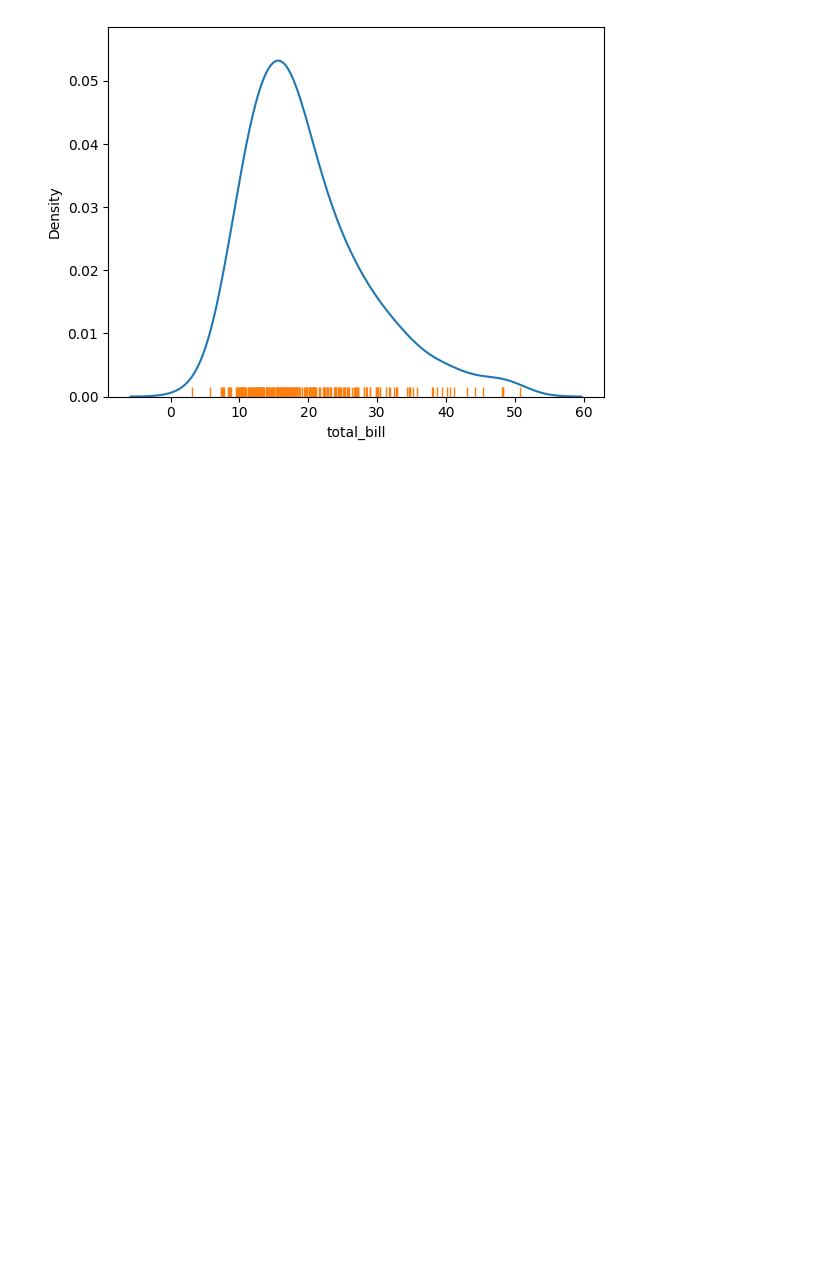
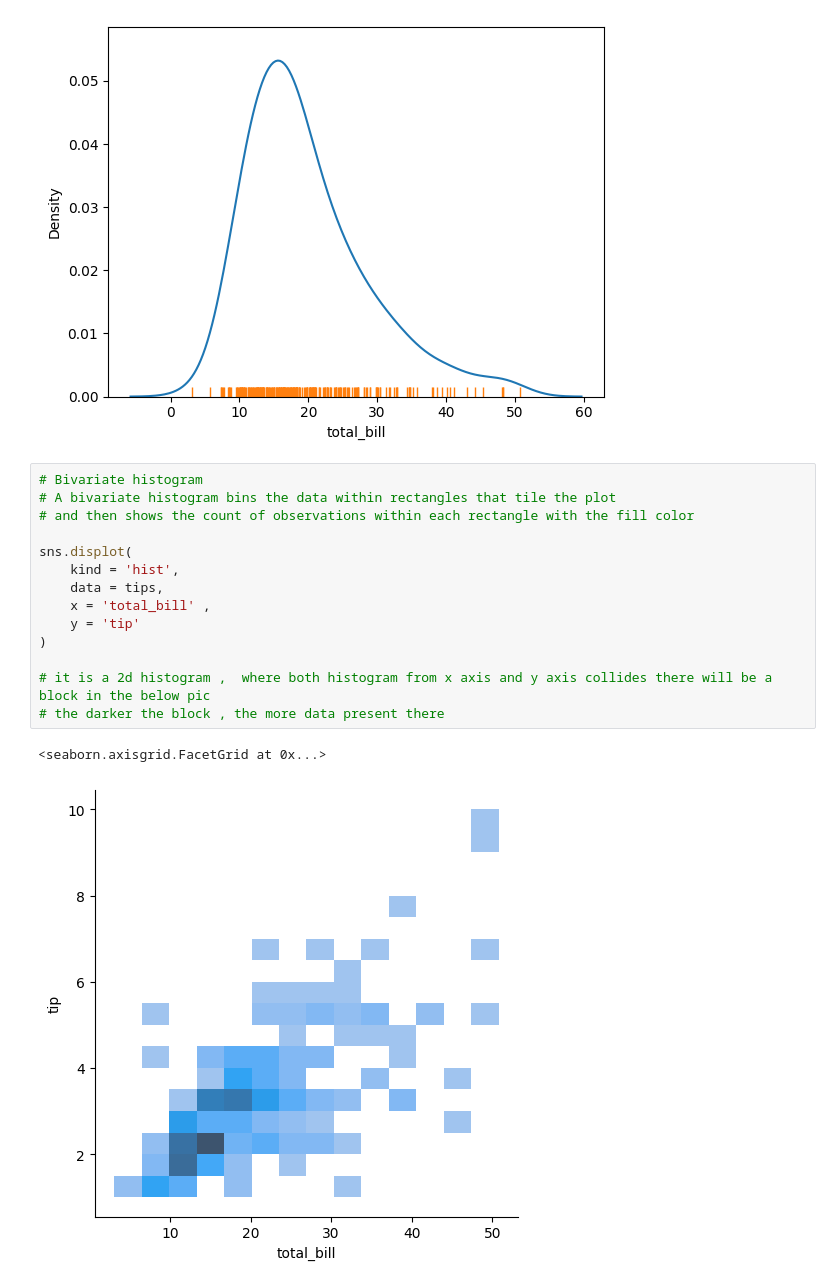
Before and after one commit to adilkamal2478/Adil_Pandas_campusx, a Jupyter notebook: Seaborn_my_notes_session_25.ipynb, the cells around one changed output. Cells and saved outputs as stored; diff of their text form; blank space fills up the shorter version.

```diff
--- a/Seaborn_my_notes_session_25.ipynb
+++ b/Seaborn_my_notes_session_25.ipynb
@@ -412,3 +412,20 @@ sns.rugplot(data = tips,x = 'total_bill')
 # %% [output]
 <Axes: xlabel='total_bill', ylabel='Density'>
 [figure]
+# %%
+# Bivariate histogram
+# A bivariate histogram bins the data within rectangles that tile the plot
+# and then shows the count of observations within each rectangle with the fill color
+
+sns.displot(
+    kind = 'hist',
+    data = tips,
+    x = 'total_bill' ,
+    y = 'tip'
+)
+
+# it is a 2d histogram ,  where both histogram from x axis and y axis collides there will be a block in the below pic
+# the darker the block , the more data present there
+# %% [output]
+<seaborn.axisgrid.FacetGrid at 0x...>
+[figure, added]
```
Also changed, not shown: parts of 5 cells of this notebook.
